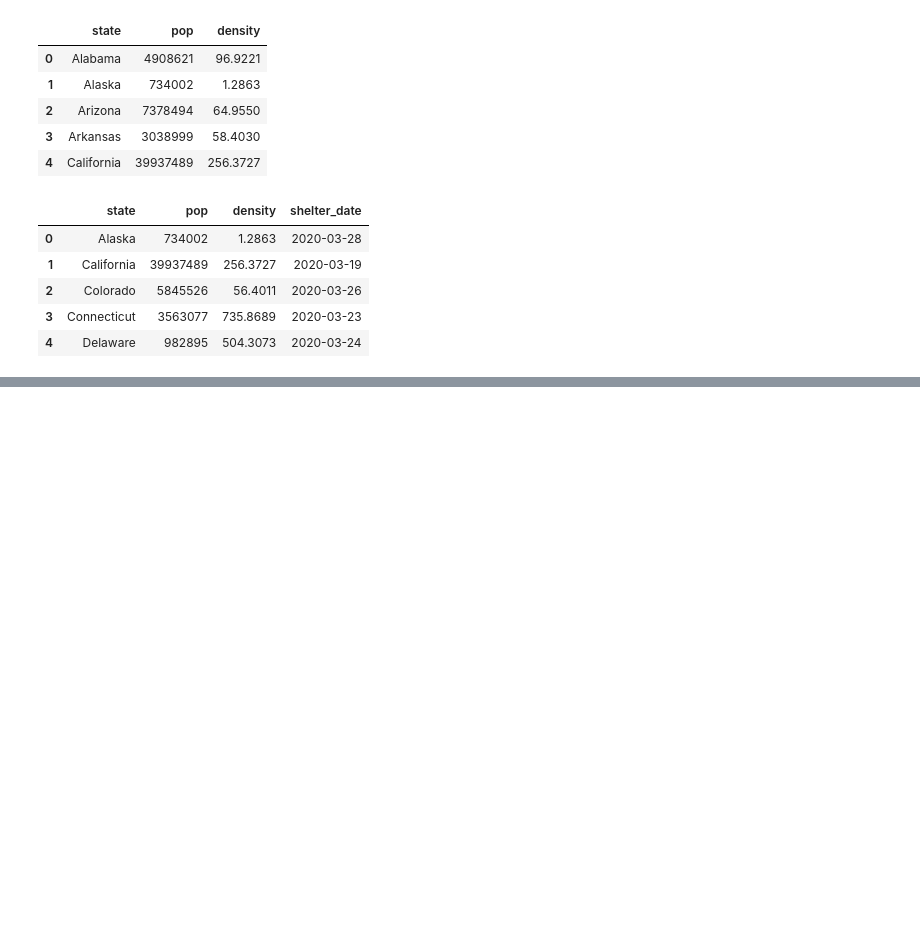
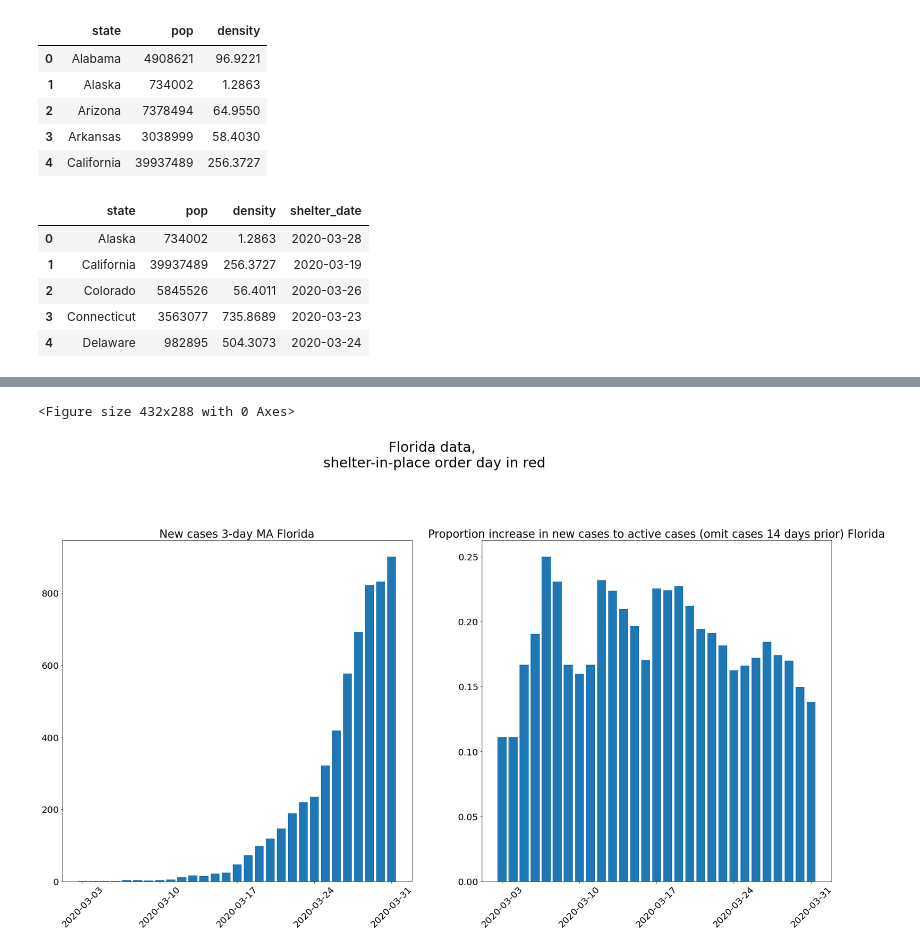
Before and after one commit to rirwin/covid-19-data, a Jupyter notebook: notebooks/covid19.ipynb, the cells around one changed output, grey strips where cells are left out. Cells and saved outputs as stored; diff of their text form; code cells hidden in the pictures; blank space fills up the shorter version.

```diff
--- a/notebooks/covid19.ipynb
+++ b/notebooks/covid19.ipynb
@@ -204,0 +263,5 @@ plot_county_and_state('San Francisco', 'California', 'deaths')
+# %%
+plot_state_stats_spread_rate('Florida')
+# %% [output]
+<Figure size 432x288 with 0 Axes>
+[figure, added]
```
Also changed, not shown: parts of 11 cells of this notebook.
